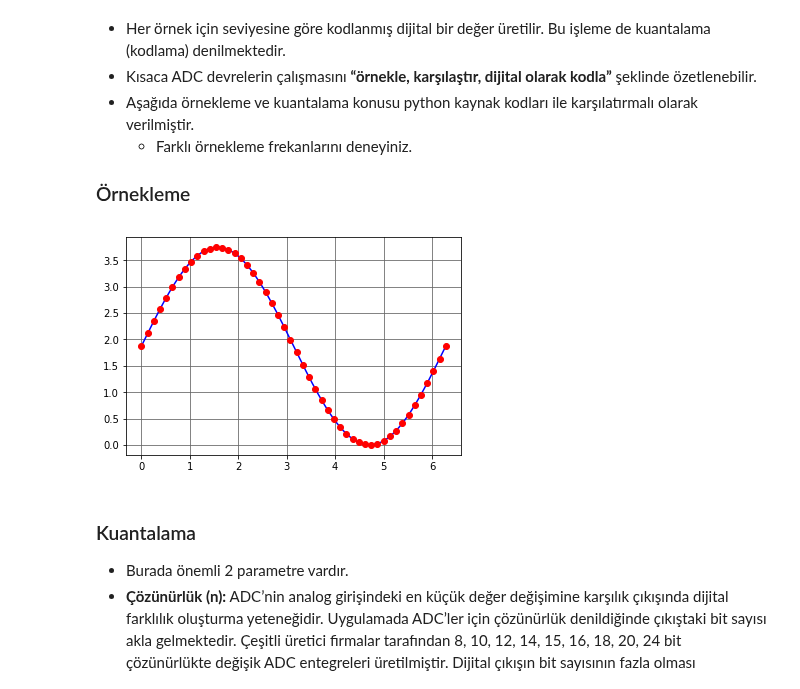
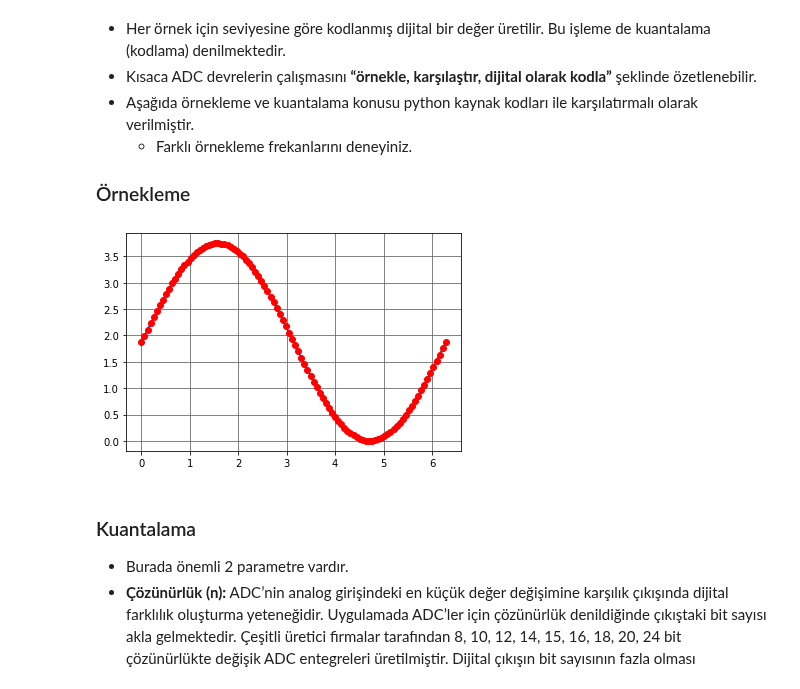
Before and after one commit to zyavuz610/labs_inKTU, a Jupyter notebook: 1_computer_org_lab/adc/analog_digital_converter(ADC).ipynb, the cells around one changed output. Saved outputs shown, nothing was run; the diff lists cells and outputs as text; code cells hidden in the pictures.

```diff
--- a/1_computer_org_lab/adc/analog_digital_converter(ADC).ipynb
+++ b/1_computer_org_lab/adc/analog_digital_converter(ADC).ipynb
@@ -35,26 +35,26 @@
 # %%
 # ÖRNEKLEME
 import numpy as np
 import matplotlib.pyplot as plt
 
-sf = 50                 # kaç örnek alınacak
+sf      = 100                    # kaç örnek alınacak
 
-pi_n = 1                # grafikteki pi sayısı
-A    = 1                # grafiğin dikey öteleme miktarı
-Gmin = 0               # grafiğin min değeri
-Glen = 3.75             # grafiğin dikey büyüklüğü
-Gmax = Gmin + Glen
-scale = Glen/2.      # ölçekleme parametresi
+pi_n    = 1                     # grafikteki pi sayısı
+A       = 1                     # grafiğin dikey öteleme miktarı
+Gmin    = 0                     # grafiğin min değeri
+Glen    = 3.75                  # grafiğin dikey büyüklüğü
+Gmax    = Gmin + Glen
+scale   = Glen/2.               # ölçekleme parametresi
 
 x   = np.linspace(0,pi_n*2*np.pi,1000)
 y   = scale * (np.sin(x) + A) + Gmin
 x2  = np.linspace(0,pi_n*2*np.pi,sf)
 y2  = scale * (np.sin(x2) + A) + Gmin
 plt.plot(x,y,"b-",x2,y2,"ro")
 plt.grid(b=True, which='major', color='#666666', linestyle='-')
 plt.show()
 # %% [output]
-[figure, old version]
+[figure, new version]
 # %% [markdown]
 ### Kuantalama
 * Burada önemli 2 parametre vardır.
```
Also changed, not shown: 1 other file.
